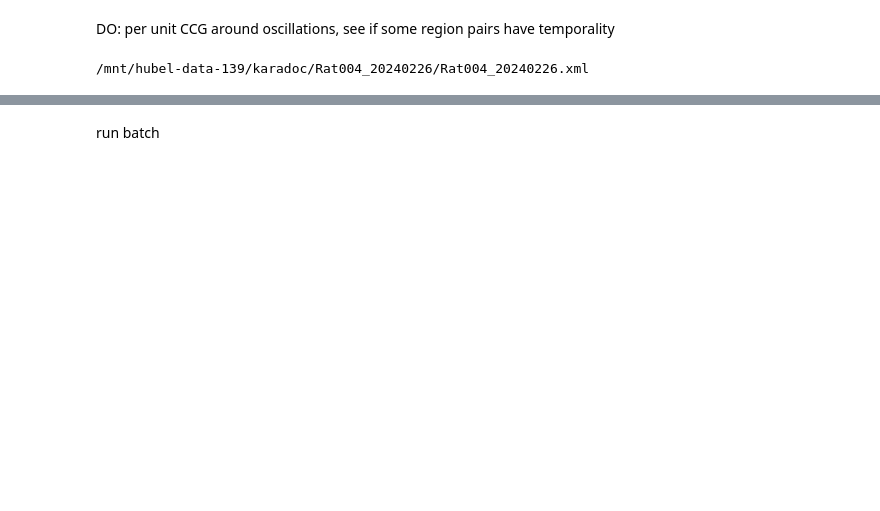
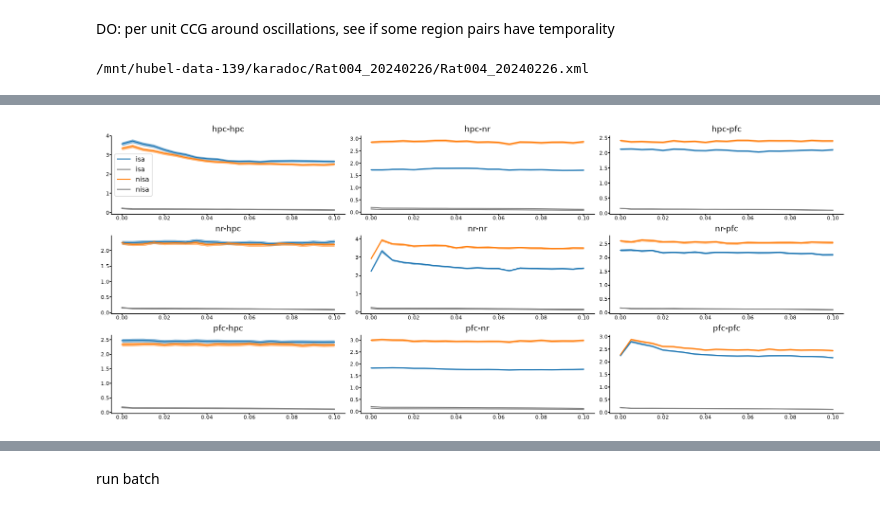
Before and after one commit to pietro-bozzo/NRCode, a Jupyter notebook: Python/Drafts/unitCCG.ipynb, the cells around one changed output, grey strips where cells are left out. Drawn from its saved outputs; the diff is of its cells as text; code cells hidden in the pictures; blank space fills up the shorter version.

```diff
--- a/Python/Drafts/unitCCG.ipynb
+++ b/Python/Drafts/unitCCG.ipynb
@@ -63,2 +128,24 @@ ax[0].set(title=f'{r0}-{r1}');
+# %%
+# average CCG
+#conditions = ['nrem','rem','wake']
+conditions = ['isa','nisa']
+#conditions = sccg.cond.values[2:]
+n_regs = len(regs)
+fig, ax = fma.plotting.makeFigure(n=(n_regs,n_regs),size=(40,16))
+for cond in conditions:
+    for i, r0 in enumerate(regs):
+        for j, r1 in enumerate(regs):
+            ax[i,j].set(title=f'{r0}-{r1}')
+
+            c = sccg.sel(cond=cond,shuf=False).sel(reg0=r0,reg1=r1)
+            c = c.values.reshape(-1,c.shape[-1])
+            fma.plotting.semPlot(sccg.t,c,ax=ax[i,j],label=cond)
+
+            c = sccg.sel(cond=cond,shuf=True).sel(reg0=r0,reg1=r1).mean(dim='shuf')
+            c = c.values.reshape(-1,c.shape[-1])
+            fma.plotting.semPlot(sccg.t,c,ax=ax[i,j],label=cond,color='gray')
+ax[0,0].legend();
+# %% [output]
+[figure, added]
 # %%
 # note: only within-region count CCGs should satisfy t, -t symmetry
```
Also changed, not shown: parts of 13 cells of this notebook, 21 other files.
